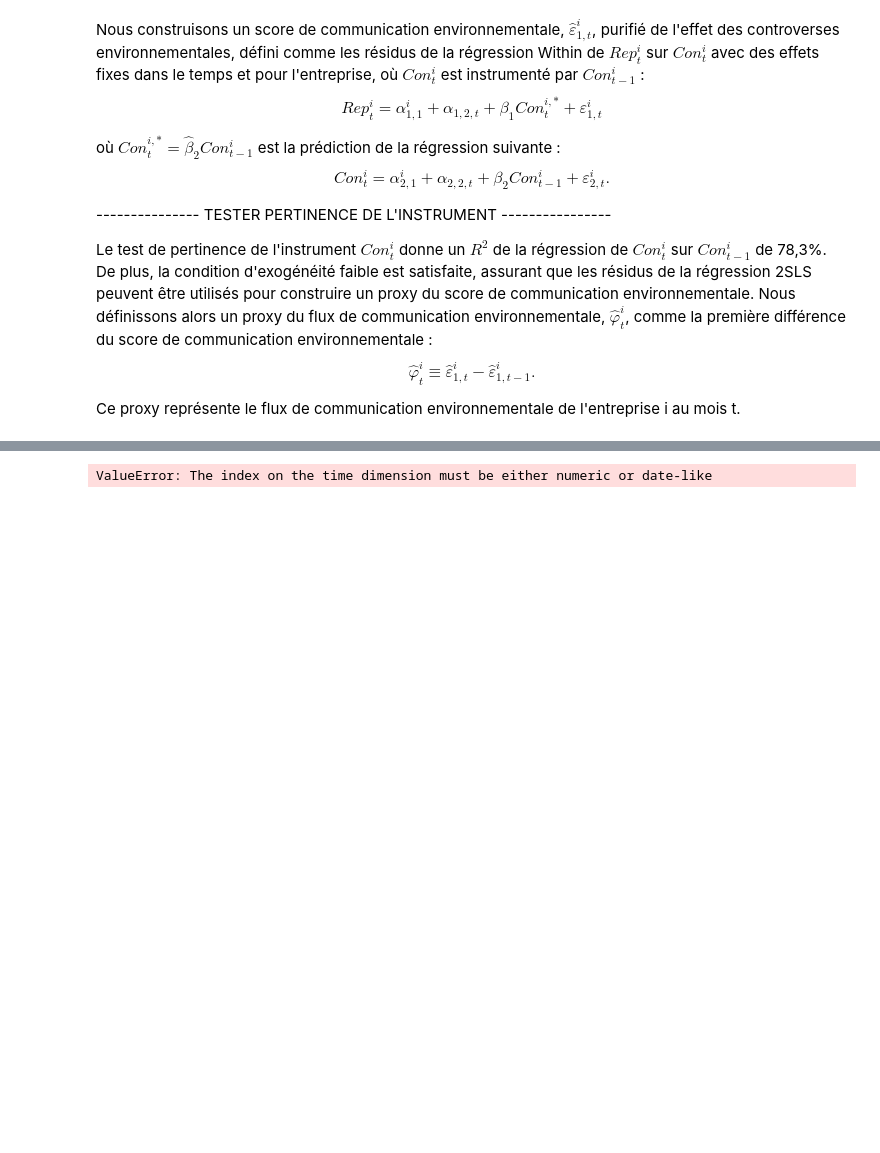
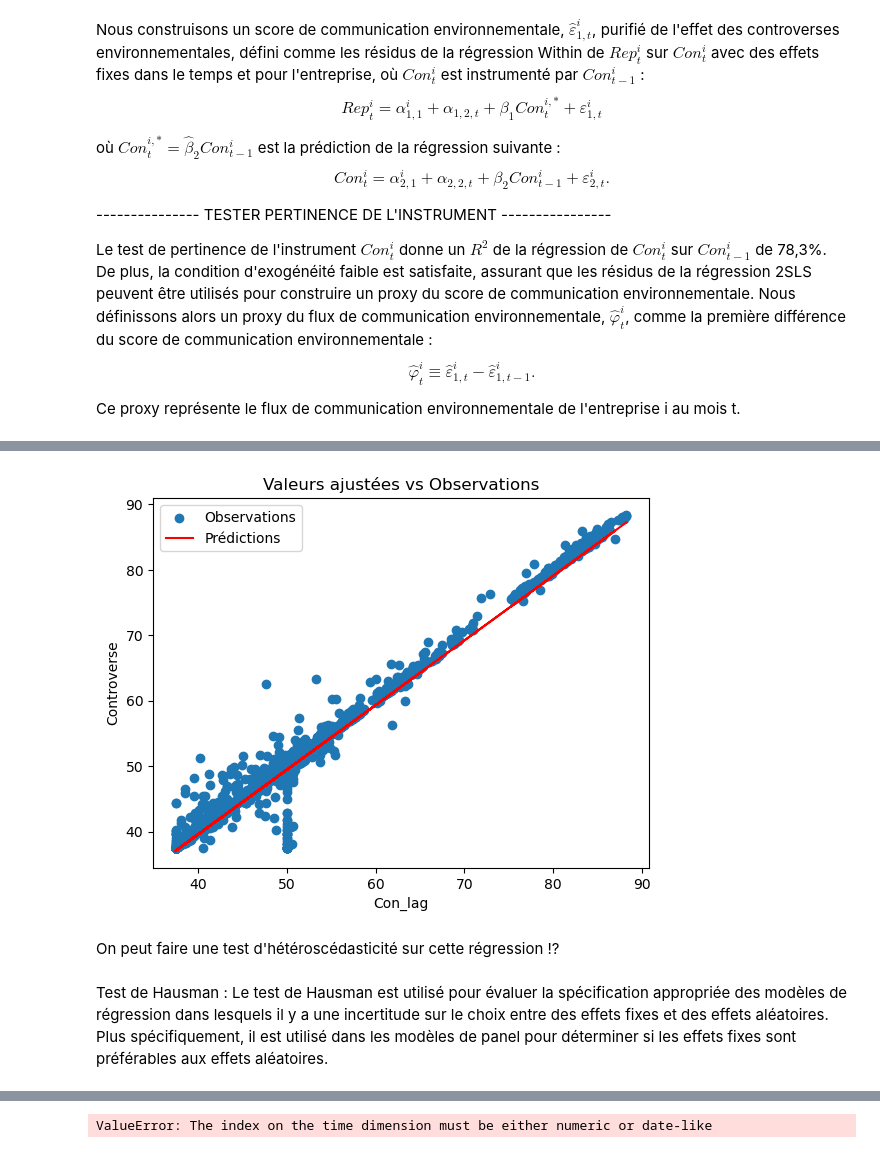
Before and after one commit to tgarnier067/Stat_app, a Jupyter notebook: Econométrie.ipynb, the cells around one changed output, grey strips where cells are left out. Saved outputs shown, nothing was run; the diff lists cells and outputs as text; code cells hidden in the pictures; blank space fills up the shorter version.

Commit message:
Début de l'économétrie
Création de la variable Con_star. Utile pour la vérification de la première équation dans la partie 4 du papier.

```diff
--- a/Econométrie.ipynb
+++ b/Econométrie.ipynb
@@ -80,0 +68,16 @@ df
+# %%
+df = pd.read_pickle('data_pannels.pkl')
+
+# Convertir la colonne 'Date' en type datetime
+df['Date'] = pd.to_datetime(df['Date'])
+
+df['Controverse'] = df['Controverse'].str.replace(',', '.').astype(float)
+df['ESG'] = df['ESG'].str.replace(',', '.').astype(float)
+
+
+# Définir l'index sur les colonnes 'idEntreprise' et 'Date'
+df.set_index(['idEntreprise', 'Date'], inplace=True)
+
+df['Con_lag'] = df.groupby(level=0)['Controverse'].shift(1)
+
+df
@@ -80,0 +99,14 @@ df
+# %%
+from linearmodels.panel import PanelOLS
+
+# Première étape: Régression de Con sur Con_lag avec effets fixes
+first_stage = PanelOLS(dependent=df['Controverse'],
+                       exog=df[['Con_lag']],
+                       entity_effects=True,
+                       time_effects=True)
+res_first_stage = first_stage.fit()
+
+# Ajouter les valeurs ajustées à df
+df['Con_star'] = res_first_stage.fitted_values
+
+df
@@ -80,0 +173,16 @@ df
+# %%
+import matplotlib.pyplot as plt
+
+plt.scatter(df['Con_lag'], df['Controverse'], label='Observations')
+plt.plot(df['Con_lag'], df['Con_star'], color='red', label='Prédictions')
+plt.xlabel('Con_lag')
+plt.ylabel('Controverse')
+plt.legend()
+plt.title('Valeurs ajustées vs Observations')
+plt.show()
+# %% [output]
+[figure, added]
+# %% [markdown]
+On peut faire une test d'hétéroscédasticité sur cette régression !?
+# %% [markdown]
+Test de Hausman : Le test de Hausman est utilisé pour évaluer la spécification appropriée des modèles de régression dans lesquels il y a une incertitude sur le choix entre des effets fixes et des effets aléatoires. Plus spécifiquement, il est utilisé dans les modèles de panel pour déterminer si les effets fixes sont préférables aux effets aléatoires.
```
Also changed, not shown: parts of 14 cells of this notebook.
